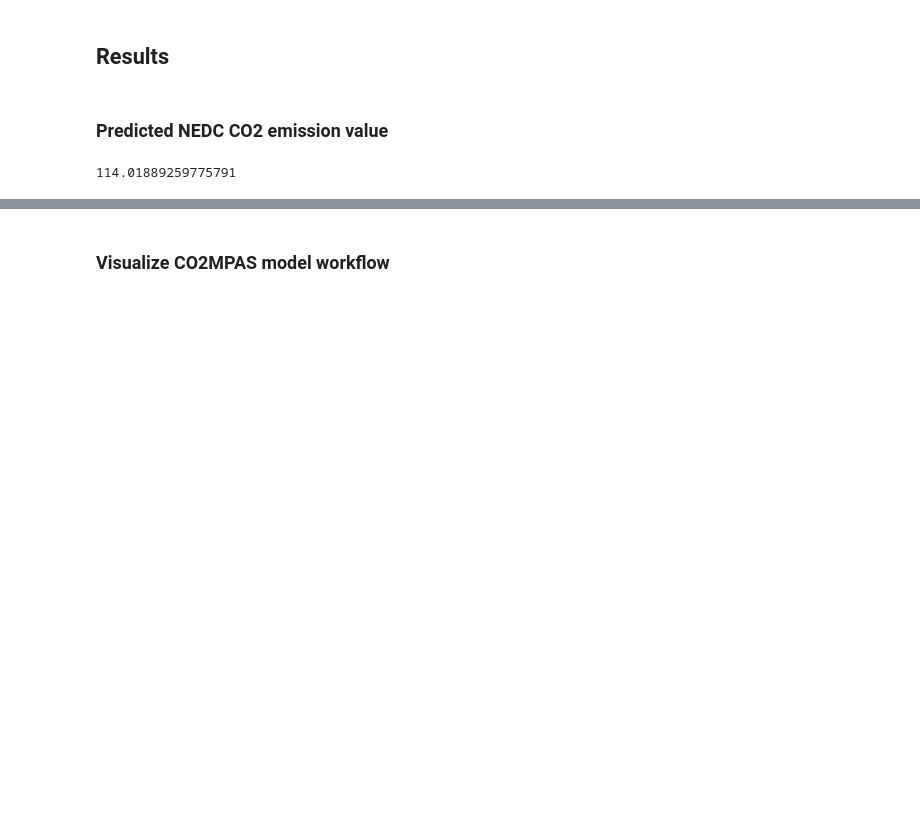
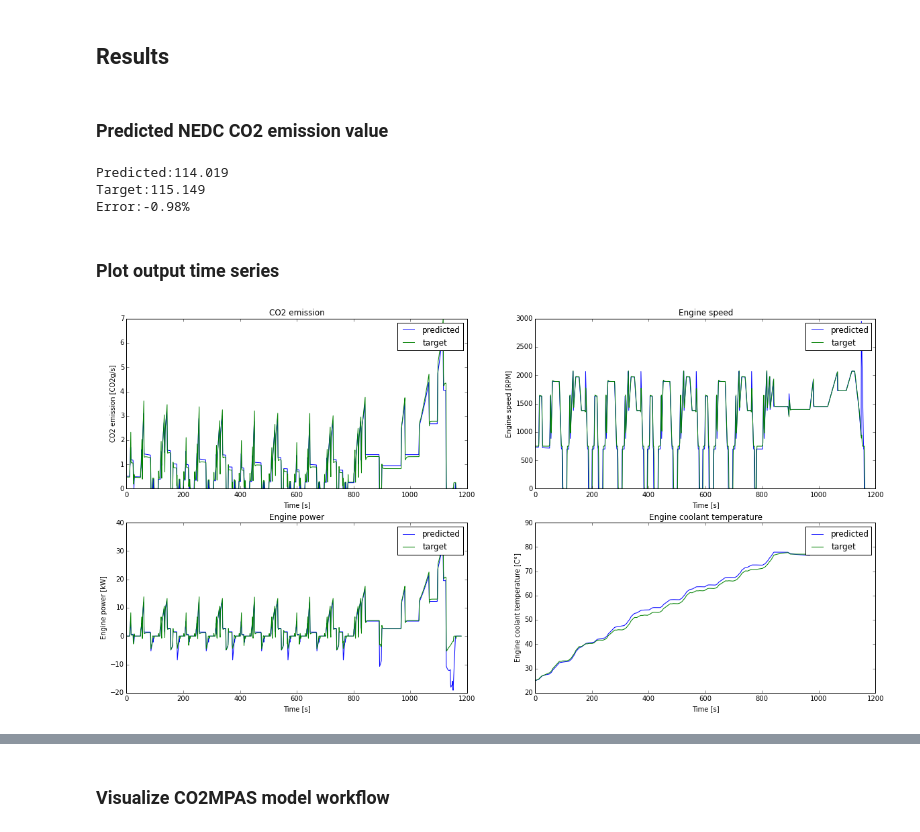
Before and after one commit to vinci1it2000/schedula, a Jupyter notebook: co2mpas/ipynbs/simVehicle.ipynb, the cells around one changed output, grey strips where cells are left out. Saved outputs shown, nothing was run; the diff lists cells and outputs as text; code cells hidden in the pictures; blank space fills up the shorter version.

Commit message:
ipython: Add plots, workflow, and intermediate results.

```diff
--- a/co2mpas/ipynbs/simVehicle.ipynb
+++ b/co2mpas/ipynbs/simVehicle.ipynb
@@ -111,4 +114,4 @@ wltp_l_cycle_inputs.update(vehicle_inputs)
 # %% [markdown]
 ## WLTP-low cycle time series
 # %%
-wltp_h_cycle_series_csv = """
+wltp_l_cycle_series_csv = """
@@ -122,6 +125,7 @@ velocities, 0, 0, 0, 0, 0, 0, 0, 0, 0, 0, 0, 0, 0, 0.603, 3.148, 7.299, 11.502,
 """
+import io
 
-str_file = io.StringIO(wltp_h_cycle_series_csv)
+str_file = io.StringIO(wltp_l_cycle_series_csv)
 
 df = pd.read_csv(str_file,header=None, index_col=0)
 
@@ -150,7 +183,10 @@ veh_input = {
     'wltp_h_cycle_inputs': wltp_h_cycle_inputs,
     'wltp_l_cycle_inputs': wltp_l_cycle_inputs,
     'nedc_inputs': nedc_inputs,
+    'nedc_targets': nedc_cycle_targets,
 }
+
+from co2mpas.models import co2mpas_model
 
 dsp = co2mpas_model()
 
@@ -159,7 +218,40 @@ workflow, out = dsp.dispatch(inputs=veh_input)
 ## Results
 # %% [markdown]
 ### Predicted NEDC CO2 emission value
-# %%
-out['prediction_nedc_outputs']['co2_emission_value']
-# %% [output]
-114.01889259775791
+# %%
+predicted = out['prediction_nedc_outputs']['co2_emission_value']
+target = out['nedc_targets']['co2_emission_value']
+print('Predicted:%.3f\nTarget:%.3f\nError:%.2f%s' % (predicted, target, (predicted - target) / target * 100, '%'))
+# %% [output]
+Predicted:114.019
+Target:115.149
+Error:-0.98%
+# %% [markdown]
+### Plot output time series
+# %%
+predicted = out['prediction_nedc_outputs']
+target = out['nedc_targets']
+
+def plot_time_series(y_id, title, y_label, x_id='times', x_label='Time [s]'):
+    plt.title(title)
+    plt.ylabel(y_label)
+    plt.xlabel(x_label)
+    plt.plot(predicted[x_id], predicted[y_id], label='predicted')
+    plt.plot(target[x_id], target[y_id], label='target')
+    plt.legend()
+
+plt.figure(figsize=(20, 10))
+
+plt.subplot(221)
+plot_time_series('co2_emissions', 'CO2 emission', 'CO2 emission [CO2g/s]')
+
+plt.subplot(222)
+plot_time_series('engine_speeds_out', 'Engine speed', 'Engine speed [RPM]')
+
+plt.subplot(223)
+plot_time_series('engine_powers_out', 'Engine power', 'Engine power [kW]')
+
+plt.subplot(224)
+plot_time_series('engine_coolant_temperatures', 'Engine coolant temperature', 'Engine coolant temperature [C°]')
+# %% [output]
+[figure, added]
```
Also changed, not shown: parts of 15 cells of this notebook.
